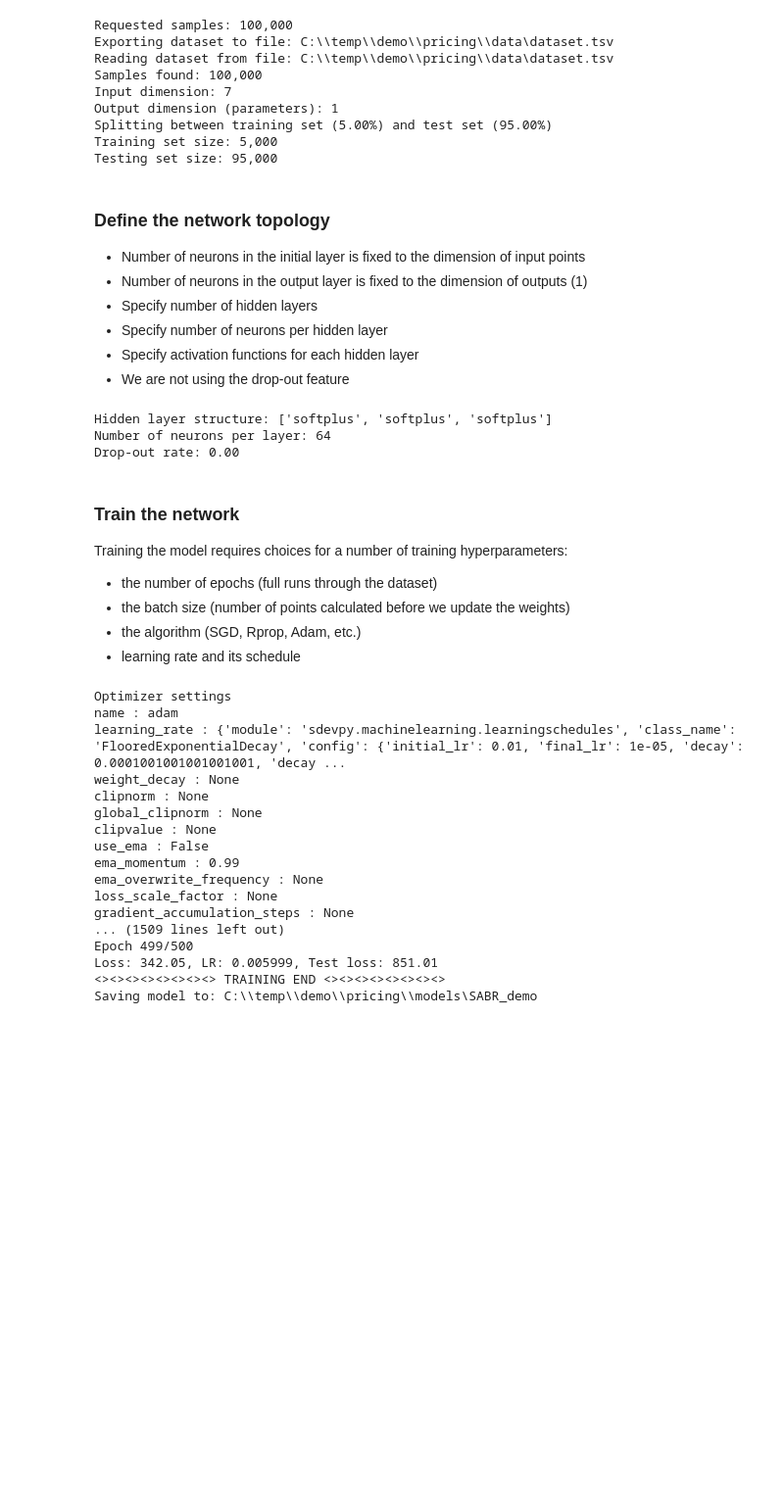
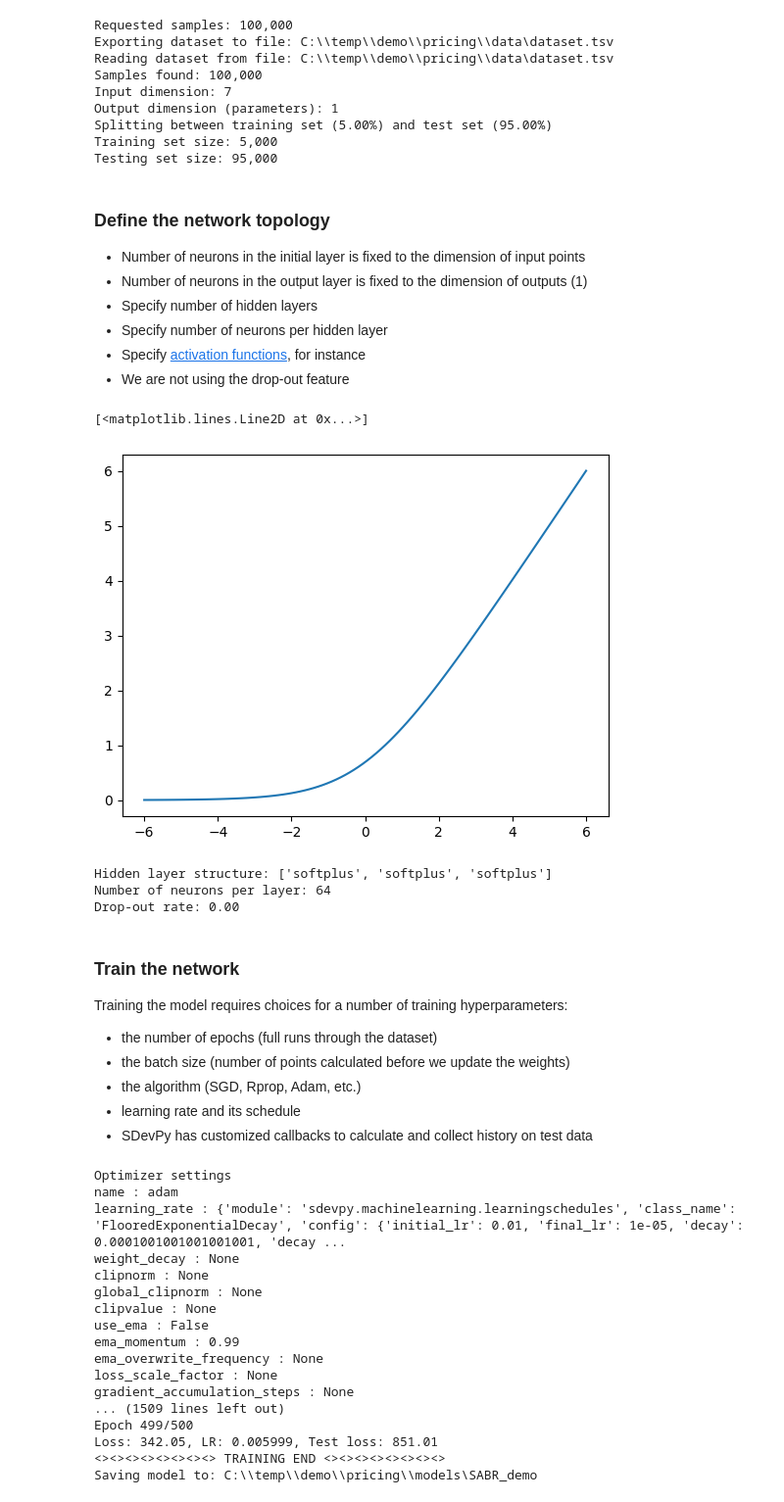
Before and after one commit to sebgur/SDev.Python, a Jupyter notebook: notebooks/Deep Learning StoVol-MB.ipynb, the cells around one changed output. Shown at 98% size. Drawn from its saved outputs; the diff is of its cells as text; code cells hidden in the pictures; blank space fills up the shorter version.

```diff
--- a/notebooks/Deep Learning StoVol-MB.ipynb
+++ b/notebooks/Deep Learning StoVol-MB.ipynb
@@ -420,8 +445,19 @@ Testing set size: 95,000
 * Number of neurons in the output layer is fixed to the dimension of outputs (1)
 * Specify number of hidden layers
 * Specify number of neurons per hidden layer
-* Specify activation functions for each hidden layer
+* Specify [activation functions](https://keras.io/api/layers/activations/), for instance
 * We are not using the drop-out feature
+# %%
+# Take a look at the chosen activation function
+af_x = np.linspace(-6, 6, 100)
+# af_y = keras.activations.softplus(af_x)
+# plt.figure()
+plt.plot(af_x, keras.activations.softplus(af_x), label='softplus')
+# plt.legend(loc='upper left')
+# plt.show()
+# %% [output]
+[<matplotlib.lines.Line2D at 0x...>]
+[figure, added]
 # %%
 HIDDEN_LAYERS = ['softplus', 'softplus', 'softplus']
 NUM_NEURONS = 64
@@ -446,6 +482,7 @@ Training the model requires choices for a number of training hyperparameters:
 * the batch size (number of points calculated before we update the weights)
 * the algorithm (SGD, Rprop, Adam, etc.)
 * learning rate and its schedule
+* SDevPy has customized callbacks to calculate and collect history on test data
 # %%
 EPOCHS = 500
 BATCH_SIZE = 1000
```
Also changed, not shown: parts of 39 cells of this notebook, 1 other file.
